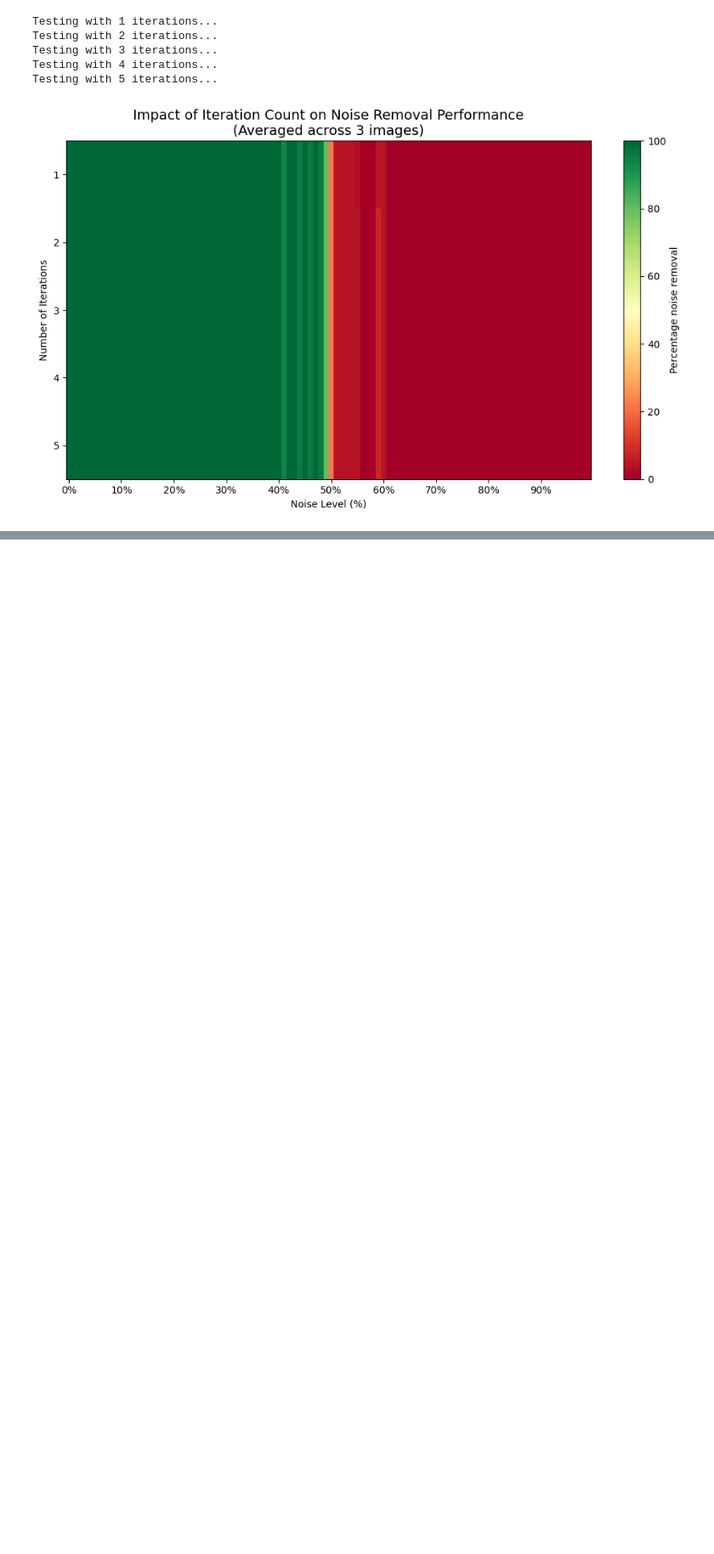
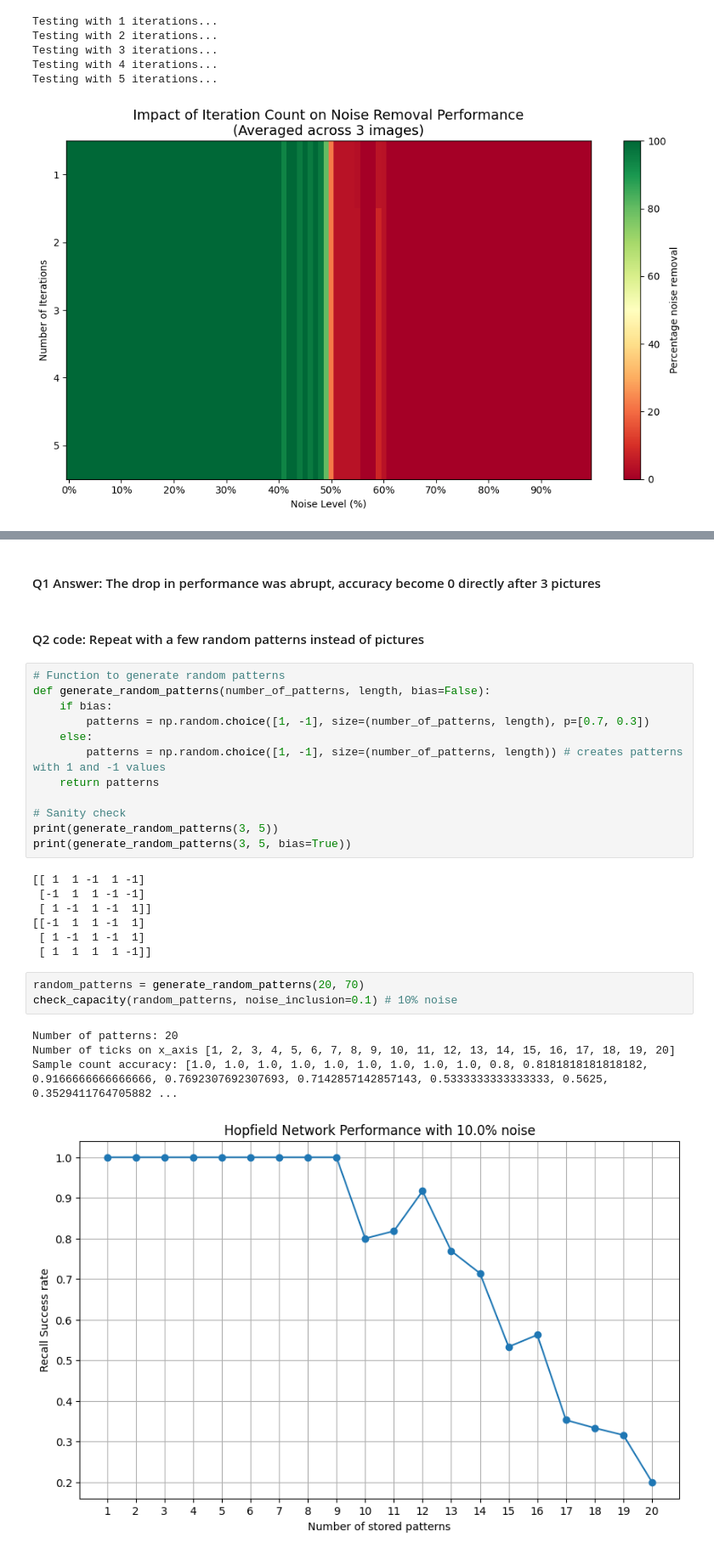
Before and after one commit to sebastians1999/DD2437_ANNs, a Jupyter notebook: lab3/hopfield_nets.ipynb, the cells around one changed output, grey strips where cells are left out. Shown at 85% size. Drawn from its saved outputs; the diff is of its cells as text; blank space fills up the shorter version.

```diff
--- a/lab3/hopfield_nets.ipynb
+++ b/lab3/hopfield_nets.ipynb
@@ -908,0 +1109,31 @@ Testing with 5 iterations...
+# %% [markdown]
+#### Q1 Answer: The drop in performance was abrupt, accuracy become 0 directly after 3 pictures
+# %% [markdown]
+#### Q2 code: Repeat with a few random patterns instead of pictures
+# %%
+# Function to generate random patterns
+def generate_random_patterns(number_of_patterns, length, bias=False):
+    if bias:
+        patterns = np.random.choice([1, -1], size=(number_of_patterns, length), p=[0.7, 0.3])
+    else:
+        patterns = np.random.choice([1, -1], size=(number_of_patterns, length)) # creates patterns with 1 and -1 values
+    return patterns
+
+# Sanity check
+print(generate_random_patterns(3, 5))
+print(generate_random_patterns(3, 5, bias=True))
+# %% [output]
+[[ 1  1 -1  1 -1]
+ [-1  1  1 -1 -1]
+ [ 1 -1  1 -1  1]]
+[[-1  1  1 -1  1]
+ [ 1 -1  1 -1  1]
+ [ 1  1  1  1 -1]]
+# %%
+random_patterns = generate_random_patterns(20, 70)
+check_capacity(random_patterns, noise_inclusion=0.1) # 10% noise
+# %% [output]
+Number of patterns: 20
+Number of ticks on x_axis [1, 2, 3, 4, 5, 6, 7, 8, 9, 10, 11, 12, 13, 14, 15, 16, 17, 18, 19, 20]
+Sample count accuracy: [1.0, 1.0, 1.0, 1.0, 1.0, 1.0, 1.0, 1.0, 1.0, 0.8, 0.8181818181818182, 0.9166666666666666, 0.7692307692307693, 0.7142857142857143, 0.5333333333333333, 0.5625, 0.3529411764705882 ...
+[figure, added]
```
Also changed, not shown: parts of 27 cells of this notebook.
